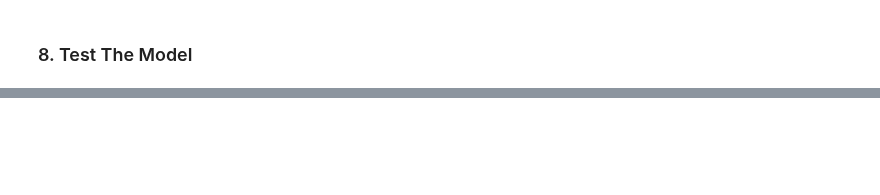
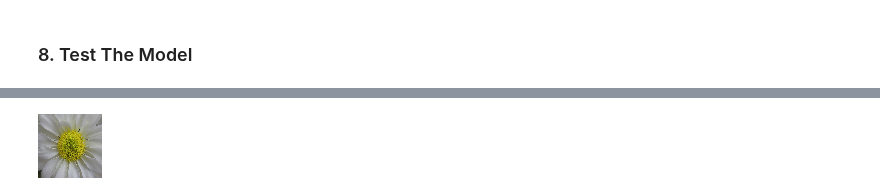
Before and after one commit to IBM-EPBL/IBM-Project-14069-1659540018, a Jupyter notebook: Assignments/Priyanka M/Assignment3.ipynb, the cells around one changed output, grey strips where cells are left out. Cells and saved outputs as stored; diff of their text form; code cells hidden in the pictures; blank space fills up the shorter version.

```diff
--- a/Assignments/Priyanka M/Assignment3.ipynb
+++ b/Assignments/Priyanka M/Assignment3.ipynb
@@ -74,2 +201,14 @@ ModuleNotFoundError: No module named 'tensorflow'
 # %% [markdown]
 ### 8. Test The Model
+# %%
+from tensorflow.keras.models import load_model
+from tensorflow.keras.preprocessing import image
+import numpy as np
+
+model = load_model('C:/IBM-VIrtualEye/IBM-Project-14069-1659540018/Assignments/Priyanka M/flowers.h1')
+daisy_img = image.load_img('C:/IBM-VIrtualEye/IBM-Project-14069-1659540018/Assignments/Priyanka M/flowers/daisy/100080576_f52e8ee070_n.jpg',target_size=(64,64))
+x = image.img_to_array(daisy_img)
+x = np.expand_dims(x,axis=0)
+predicted_class=model.predict(x)
+labels = ['daisy','dandelion','roses','sunflowers','tulips']
+labels[np.argmax(predicted_class)]
@@ -75,0 +218,5 @@ ModuleNotFoundError: No module named 'tensorflow'
+# %%
+m=daisy_img
+m
+# %% [output]
+[figure, added]
```
Also changed, not shown: parts of 12 cells of this notebook.
